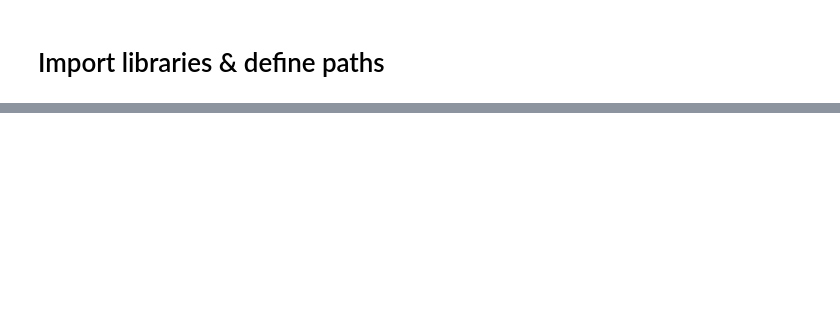
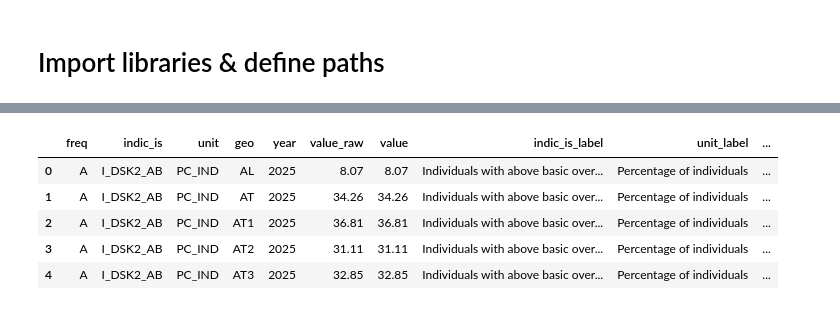
Before and after one commit to andmotus/AI-Literacy-Gap-Index, a Jupyter notebook: notebooks/01_load_data.ipynb, the cells around one changed output, grey strips where cells are left out. Saved outputs shown, nothing was run; the diff lists cells and outputs as text; code cells hidden in the pictures; blank space fills up the shorter version.

```diff
--- a/notebooks/01_load_data.ipynb
+++ b/notebooks/01_load_data.ipynb
@@ -149,0 +338,82 @@ ai_skills_df[[
+# %%
+# -----------------------------
+# Download Eurostat JSON metadata for labels
+# -----------------------------
+
+metadata_url = f"https://ec.europa.eu/eurostat/api/dissemination/statistics/1.0/data/{TARGET_DATASET}"
+
+params = {
+    "lang": "en",
+    "time": "2025"
+}
+
+response = requests.get(metadata_url, params=params, timeout=120)
+response.raise_for_status()
+
+digital_skills_metadata = response.json()
+
+print("Metadata keys:", digital_skills_metadata.keys())
+print("Available dimensions:", digital_skills_metadata.get("id", []))
+
+
+# -----------------------------
+# Helper function to extract dimension labels
+# -----------------------------
+def extract_dimension_labels(metadata, dimension_name):
+    """
+    Extracts Eurostat code-label mappings from the JSON metadata.
+    """
+    dimension = metadata["dimension"][dimension_name]
+    category = dimension["category"]
+
+    labels = category.get("label", {})
+    index = category.get("index", {})
+
+    # Prefer index keys because they define the available codes
+    codes = list(index.keys()) if isinstance(index, dict) else list(labels.keys())
+
+    label_table = pd.DataFrame({
+        dimension_name: codes,
+        f"{dimension_name}_label": [labels.get(code, code) for code in codes]
+    })
+
+    return label_table
+
+
+# -----------------------------
+# Extract labels for relevant dimensions
+# -----------------------------
+
+indic_labels = extract_dimension_labels(digital_skills_metadata, "indic_is")
+unit_labels = extract_dimension_labels(digital_skills_metadata, "unit")
+geo_labels = extract_dimension_labels(digital_skills_metadata, "geo")
+
+print("Indicator labels:")
+display(indic_labels)
+
+print("Unit labels:")
+display(unit_labels)
+
+print("Geo labels preview:")
+display(geo_labels.head(20))
+
+
+# -----------------------------
+# Merge labels into tidy dataset
+# -----------------------------
+
+digital_skills_labeled = (
+    digital_skills_long
+    .merge(indic_labels, on="indic_is", how="left")
+    .merge(unit_labels, on="unit", how="left")
+    .merge(geo_labels, on="geo", how="left")
+)
+
+display(digital_skills_labeled.head())
+
+# Save labeled dataset
+labeled_path = PROCESSED_DIR / "digital_skills_nuts1_labeled.csv"
+digital_skills_labeled.to_csv(labeled_path, index=False)
+
+print(f"Saved labeled digital skills dataset to: {labeled_path}")
+# %% [output]
@@ -149,0 +462,6 @@ ai_skills_df[[
+|  | freq | indic_is | unit | geo | year | value_raw | value | indic_is_label | unit_label | ... |
+| 0 | A | I_DSK2_AB | PC_IND | AL | 2025 | 8.07 | 8.07 | Individuals with above basic over... | Percentage of individuals | ... |
+| 1 | A | I_DSK2_AB | PC_IND | AT | 2025 | 34.26 | 34.26 | Individuals with above basic over... | Percentage of individuals | ... |
+| 2 | A | I_DSK2_AB | PC_IND | AT1 | 2025 | 36.81 | 36.81 | Individuals with above basic over... | Percentage of individuals | ... |
+| 3 | A | I_DSK2_AB | PC_IND | AT2 | 2025 | 31.11 | 31.11 | Individuals with above basic over... | Percentage of individuals | ... |
+| 4 | A | I_DSK2_AB | PC_IND | AT3 | 2025 | 32.85 | 32.85 | Individuals with above basic over... | Percentage of individuals | ... |
```
Also changed, not shown: parts of 30 cells of this notebook.
